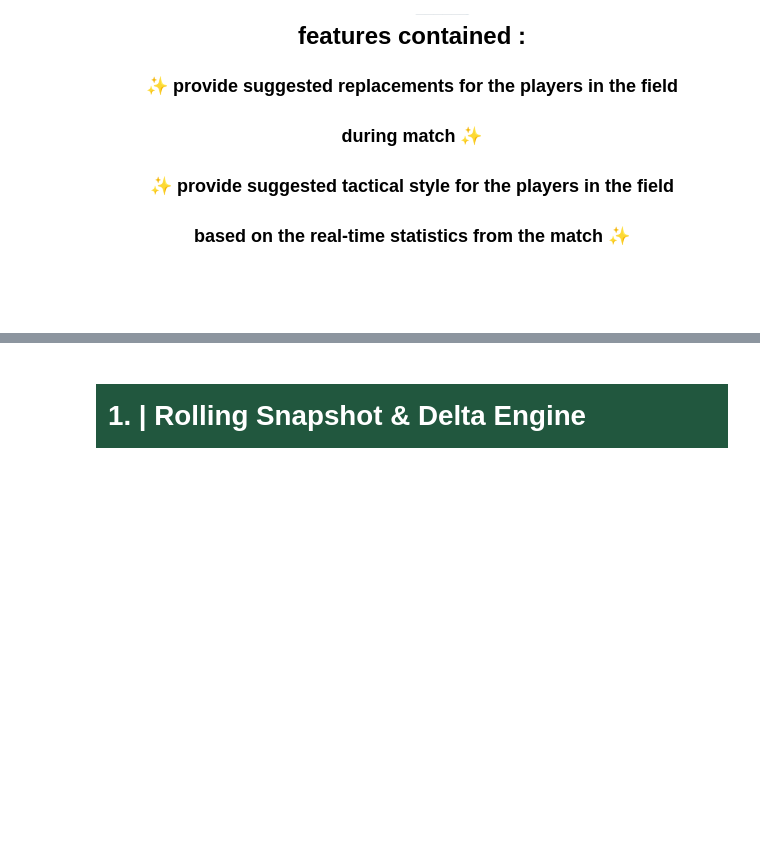
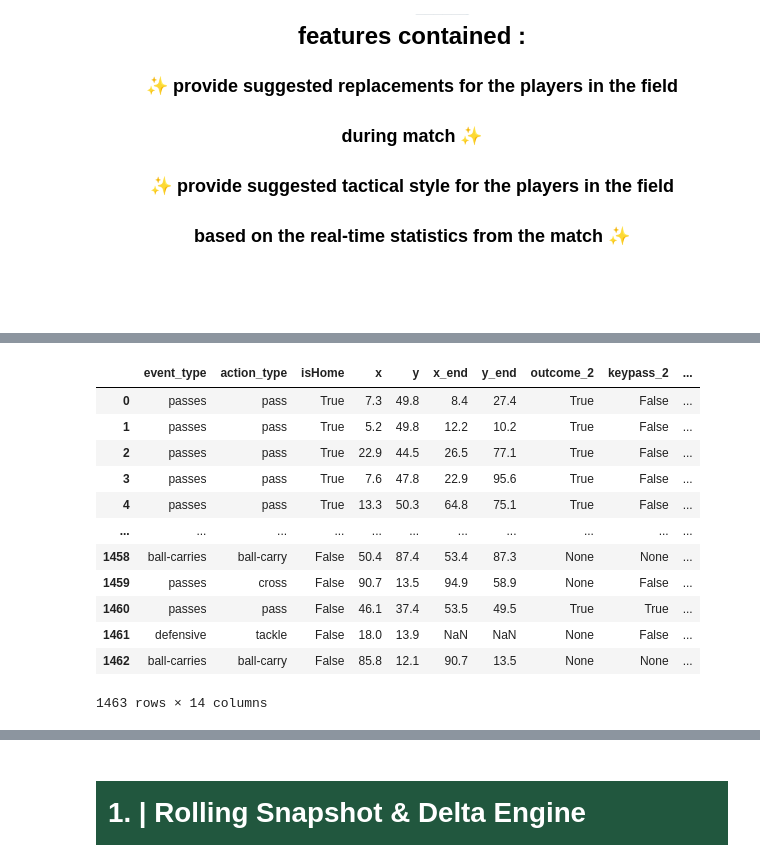
Before and after one commit to AI-Assistant-for-Football-Tactical/AI, a Jupyter notebook: in_match.ipynb, the cells around one changed output, grey strips where cells are left out. Drawn from its saved outputs; the diff is of its cells as text; code cells hidden in the pictures; blank space fills up the shorter version.

Commit message:
converting jsons into dataframes

```diff
--- a/in_match.ipynb
+++ b/in_match.ipynb
@@ -166,0 +494,16 @@ with open("in_data_examples/players_rating_breakdowns2.json", "w", encoding="utf
+# %%
+events_df2
+# %% [output]
+|  | event_type | action_type | isHome | x | y | x_end | y_end | outcome_2 | keypass_2 | ... |
+| 0 | passes | pass | True | 7.3 | 49.8 | 8.4 | 27.4 | True | False | ... |
+| 1 | passes | pass | True | 5.2 | 49.8 | 12.2 | 10.2 | True | False | ... |
+| 2 | passes | pass | True | 22.9 | 44.5 | 26.5 | 77.1 | True | False | ... |
+| 3 | passes | pass | True | 7.6 | 47.8 | 22.9 | 95.6 | True | False | ... |
+| 4 | passes | pass | True | 13.3 | 50.3 | 64.8 | 75.1 | True | False | ... |
+| ... | ... | ... | ... | ... | ... | ... | ... | ... | ... | ... |
+| 1458 | ball-carries | ball-carry | False | 50.4 | 87.4 | 53.4 | 87.3 | None | None | ... |
+| 1459 | passes | cross | False | 90.7 | 13.5 | 94.9 | 58.9 | None | False | ... |
+| 1460 | passes | pass | False | 46.1 | 37.4 | 53.5 | 49.5 | True | True | ... |
+| 1461 | defensive | tackle | False | 18.0 | 13.9 | NaN | NaN | None | False | ... |
+| 1462 | ball-carries | ball-carry | False | 85.8 | 12.1 | 90.7 | 13.5 | None | None | ... |
+1463 rows × 14 columns
```
Also changed, not shown: parts of 10 cells of this notebook, 5 other files.
